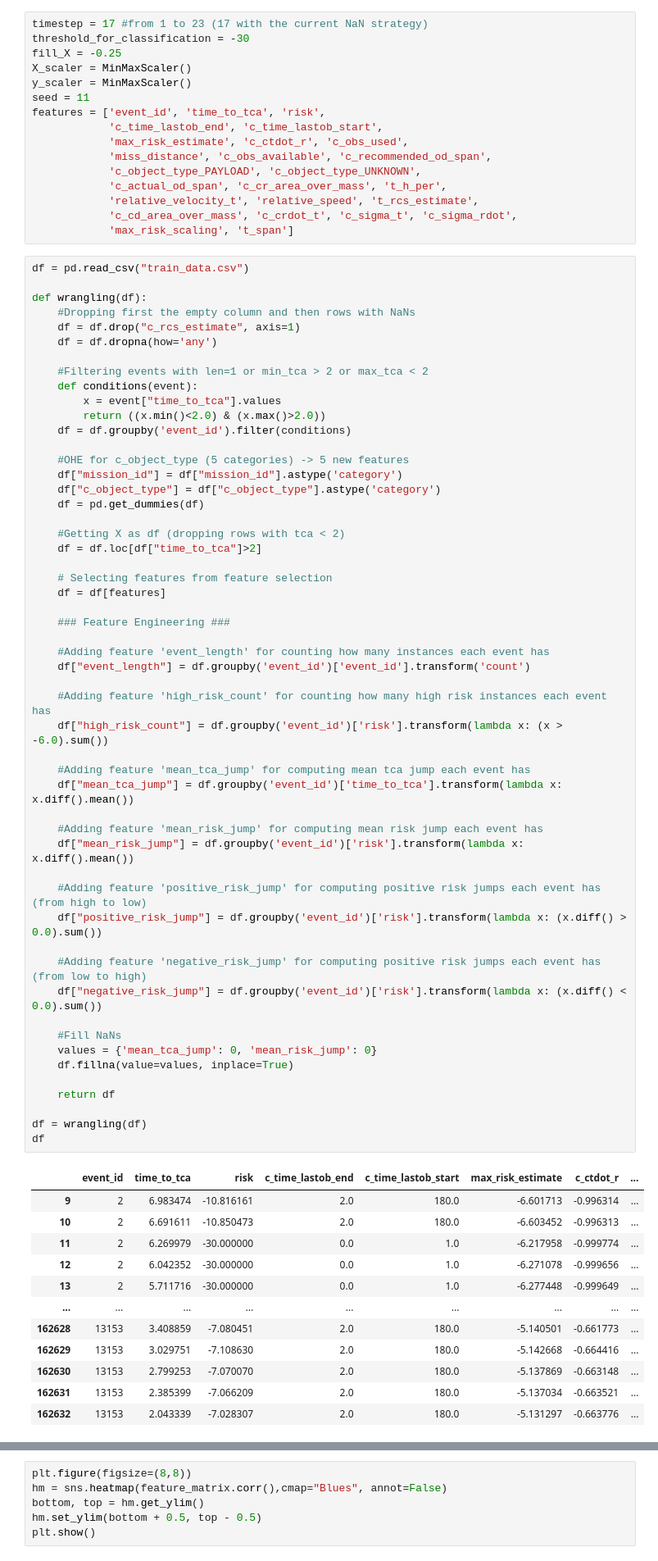
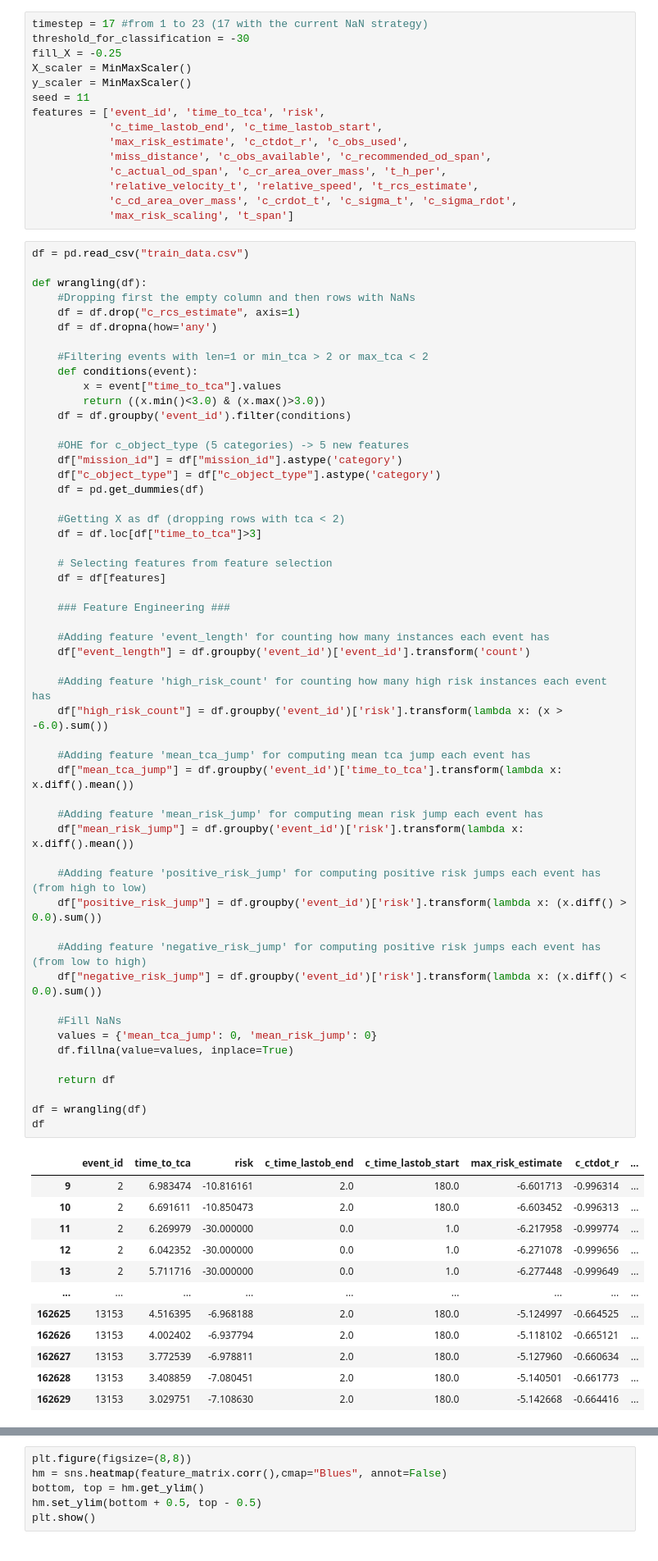
Before and after one commit to P-himaja/CosmoClean_GDSE, a Jupyter notebook: Backend/Feature1.ipynb, the cells around one changed output, grey strips where cells are left out. Shown at 82% size. Saved outputs shown, nothing was run; the diff lists cells and outputs as text.

```diff
--- a/Backend/Feature1.ipynb
+++ b/Backend/Feature1.ipynb
@@ -34,7 +34,6 @@ features = ['event_id', 'time_to_tca', 'risk',
             'c_time_lastob_end', 'c_time_lastob_start',
             'max_risk_estimate', 'c_ctdot_r', 'c_obs_used',
             'miss_distance', 'c_obs_available', 'c_recommended_od_span',
-            'c_object_type_PAYLOAD', 'c_object_type_UNKNOWN',
             'c_actual_od_span', 'c_cr_area_over_mass', 't_h_per',
             'relative_velocity_t', 'relative_speed', 't_rcs_estimate',
             'c_cd_area_over_mass', 'c_crdot_t', 'c_sigma_t', 'c_sigma_rdot',
@@ -50,7 +49,7 @@ def wrangling(df):
     #Filtering events with len=1 or min_tca > 2 or max_tca < 2
     def conditions(event):
         x = event["time_to_tca"].values
-        return ((x.min()<2.0) & (x.max()>2.0))
+        return ((x.min()<3.0) & (x.max()>3.0))
     df = df.groupby('event_id').filter(conditions)
 
     #OHE for c_object_type (5 categories) -> 5 new features
@@ -59,7 +58,7 @@ def wrangling(df):
     df = pd.get_dummies(df)
 
     #Getting X as df (dropping rows with tca < 2)
-    df = df.loc[df["time_to_tca"]>2]
+    df = df.loc[df["time_to_tca"]>3]
 
     # Selecting features from feature selection
     df = df[features]
@@ -73,35 +72,35 @@ def wrangling(df):
     df["high_risk_count"] = df.groupby('event_id')['risk'].transform(lambda x: (x > -6.0).sum())
 
     #Adding feature 'mean_tca_jump' for computing mean tca jump each event has
     df["mean_tca_jump"] = df.groupby('event_id')['time_to_tca'].transform(lambda x: x.diff().mean())
 
     #Adding feature 'mean_risk_jump' for computing mean risk jump each event has
     df["mean_risk_jump"] = df.groupby('event_id')['risk'].transform(lambda x: x.diff().mean())
 
     #Adding feature 'positive_risk_jump' for computing positive risk jumps each event has (from high to low)
     df["positive_risk_jump"] = df.groupby('event_id')['risk'].transform(lambda x: (x.diff() > 0.0).sum())
 
     #Adding feature 'negative_risk_jump' for computing positive risk jumps each event has (from low to high)
     df["negative_risk_jump"] = df.groupby('event_id')['risk'].transform(lambda x: (x.diff() < 0.0).sum())
 
     #Fill NaNs
     values = {'mean_tca_jump': 0, 'mean_risk_jump': 0}
     df.fillna(value=values, inplace=True)
 
     return df
 
 df = wrangling(df)
 df
 # %% [output]
 |  | event_id | time_to_tca | risk | c_time_lastob_end | c_time_lastob_start | max_risk_estimate | c_ctdot_r | ... |
 | 9 | 2 | 6.983474 | -10.816161 | 2.0 | 180.0 | -6.601713 | -0.996314 | ... |
 | 10 | 2 | 6.691611 | -10.850473 | 2.0 | 180.0 | -6.603452 | -0.996313 | ... |
 | 11 | 2 | 6.269979 | -30.000000 | 0.0 | 1.0 | -6.217958 | -0.999774 | ... |
 | 12 | 2 | 6.042352 | -30.000000 | 0.0 | 1.0 | -6.271078 | -0.999656 | ... |
 | 13 | 2 | 5.711716 | -30.000000 | 0.0 | 1.0 | -6.277448 | -0.999649 | ... |
 | ... | ... | ... | ... | ... | ... | ... | ... | ... |
+| 162625 | 13153 | 4.516395 | -6.968188 | 2.0 | 180.0 | -5.124997 | -0.664525 | ... |
+| 162626 | 13153 | 4.002402 | -6.937794 | 2.0 | 180.0 | -5.118102 | -0.665121 | ... |
+| 162627 | 13153 | 3.772539 | -6.978811 | 2.0 | 180.0 | -5.127960 | -0.660634 | ... |
 | 162628 | 13153 | 3.408859 | -7.080451 | 2.0 | 180.0 | -5.140501 | -0.661773 | ... |
 | 162629 | 13153 | 3.029751 | -7.108630 | 2.0 | 180.0 | -5.142668 | -0.664416 | ... |
-| 162630 | 13153 | 2.799253 | -7.070070 | 2.0 | 180.0 | -5.137869 | -0.663148 | ... |
-| 162631 | 13153 | 2.385399 | -7.066209 | 2.0 | 180.0 | -5.137034 | -0.663521 | ... |
-| 162632 | 13153 | 2.043339 | -7.028307 | 2.0 | 180.0 | -5.131297 | -0.663776 | ... |
```
Also changed, not shown: parts of 8 cells of this notebook, 14 other files.
